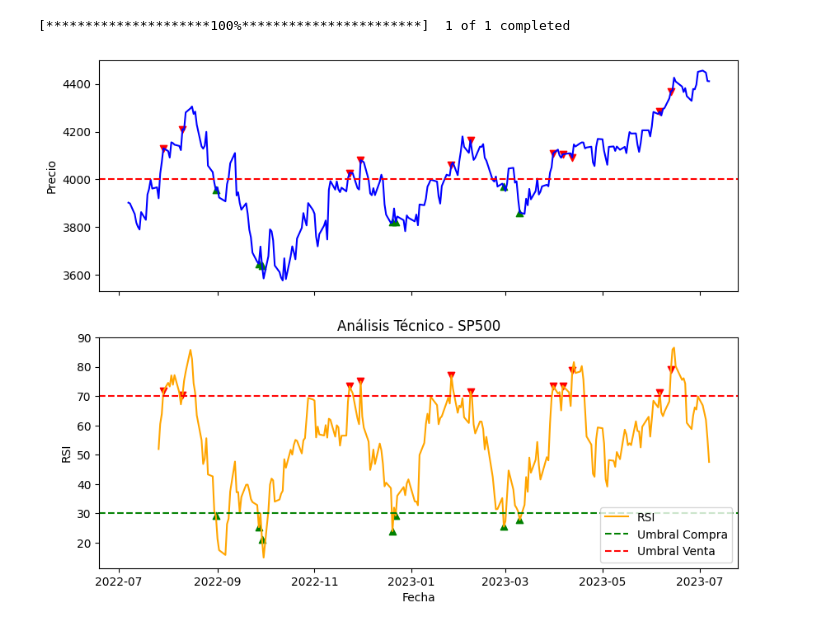
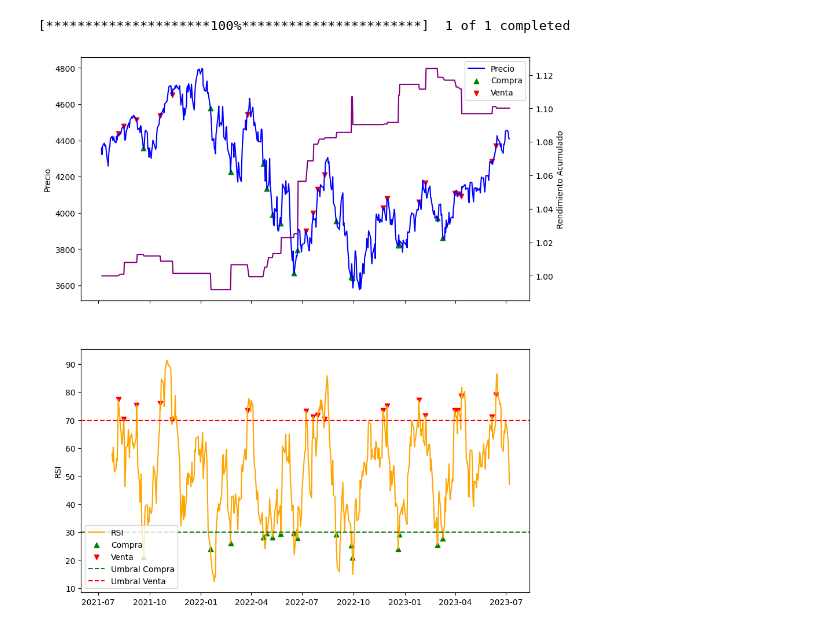
Before and after one commit to karloxkronfeld/Finanzas, a Jupyter notebook: RSI_gpt.ipynb, the cells around one changed output. Drawn from its saved outputs; the diff is of its cells as text; code cells hidden in the pictures.

```diff
--- a/RSI_gpt.ipynb
+++ b/RSI_gpt.ipynb
@@ -3,62 +3,56 @@
 # %%
 import pandas as pd
 import yfinance as yf
 import matplotlib.pyplot as plt
 
 # Descargar los datos del SP500
-data = yf.download('^GSPC', period="1y", interval="1d")
+data = yf.download('^GSPC', period="2y", interval="1d")
 
 # Calcular el RSI
 window = 14
 data['Change'] = data['Close'].diff()
 data['Gain'] = data['Change'].where(data['Change'] > 0, 0)
 data['Loss'] = -data['Change'].where(data['Change'] < 0, 0)
 data['AvgGain'] = data['Gain'].rolling(window).mean()
 data['AvgLoss'] = data['Loss'].rolling(window).mean()
 data['RS'] = data['AvgGain'] / data['AvgLoss']
 data['RSI'] = 100 - (100 / (1 + data['RS']))
 
 # Generar las señales de compra y venta
 data['Signal'] = 0
 data.loc[(data['RSI'] < 30) & (data['RSI'].shift(1) >= 30), 'Signal'] = 1  # Señal de compra en RSI < 30
 data.loc[(data['RSI'] > 70) & (data['RSI'].shift(1) <= 70), 'Signal'] = -1  # Señal de venta en RSI > 70
+
+# Calcular el rendimiento acumulado de la estrategia
+data['Returns'] = data['Close'].pct_change()
+data['Strategy_Returns'] = data['Signal'].shift() * data['Returns']
+data['Cumulative_Returns'] = (1 + data['Strategy_Returns']).cumprod()
+
+# Crear los subplots
+fig, (ax1, ax2) = plt.subplots(2, 1, figsize=(10, 12), sharex=True)
+
+# Subplot del precio y señales
+ax1.plot(data['Close'], color='blue', label='Precio')
+ax1.scatter(data[data['Signal'] == 1].index, data[data['Signal'] == 1]['Close'], marker='^', color='green', label='Compra')
+ax1.scatter(data[data['Signal'] == -1].index, data[data['Signal'] == -1]['Close'], marker='v', color='red', label='Venta')
+ax1.legend()
+ax1.set_ylabel('Precio')
+
+# Subplot del RSI y señales
+ax2.plot(data['RSI'], color='orange', label='RSI')
+ax2.scatter(data[data['Signal'] == 1].index, data[data['Signal'] == 1]['RSI'], marker='^', color='green', label='Compra')
+ax2.scatter(data[data['Signal'] == -1].index, data[data['Signal'] == -1]['RSI'], marker='v', color='red', label='Venta')
+ax2.axhline(30, color='green', linestyle='--', label='Umbral Compra')
+ax2.axhline(70, color='red', linestyle='--', label='Umbral Venta')
+ax2.legend()
+ax2.set_ylabel('RSI')
+
+ax2 = ax1.twinx()
+ax2.plot(data['Cumulative_Returns'], color='purple', label='Rendimiento Acumulado')
+ax2.set_ylabel('Rendimiento Acumulado')
+
+# Mostrar las gráficas
+plt.show()
 # %% [output]
 [*********************100%***********************]  1 of 1 completed
+[figure, added]
-# %%
-# Configurar el tamaño de la figura y los subplots
-fig, (ax1, ax2) = plt.subplots(2, 1, figsize=(10, 8), sharex=True)
-
-# Subplot del precio
-ax1.plot(data['Close'], color='blue')
-ax1.set_ylabel('Precio')
-
-# Agregar scatter plot para la señal de compra en el gráfico del precio
-ax1.scatter(data[data['Signal'] == 1].index, data[data['Signal'] == 1]['Close'], marker='^', color='green', label='Compra')
-
-# Agregar scatter plot para la señal de venta en el gráfico del precio
-ax1.scatter(data[data['Signal'] == -1].index, data[data['Signal'] == -1]['Close'], marker='v', color='red', label='Venta')
-
-ax1.axhline(4000, color='red', linestyle='--', label='4000')
-
-
-# Subplot del RSI y la señal
-ax2.plot(data['RSI'], color='orange', label='RSI')
-ax2.axhline(30, color='green', linestyle='--', label='Umbral Compra')
-ax2.axhline(70, color='red', linestyle='--', label='Umbral Venta')
-ax2.set_ylabel('RSI')
-ax2.legend()
-
-# Agregar scatter plot para la señal de compra en el gráfico del RSI
-ax2.scatter(data[data['Signal'] == 1].index, data[data['Signal'] == 1]['RSI'], marker='^', color='green', label='Compra')
-
-# Agregar scatter plot para la señal de venta en el gráfico del RSI
-ax2.scatter(data[data['Signal'] == -1].index, data[data['Signal'] == -1]['RSI'], marker='v', color='red', label='Venta')
-
-# Configurar título y etiquetas de los ejes
-plt.title('Análisis Técnico - SP500')
-plt.xlabel('Fecha')
-
-# Mostrar el gráfico
-plt.show()
-# %% [output]
-[figure, removed]
```
Also changed, not shown: parts of 2 cells of this notebook.
